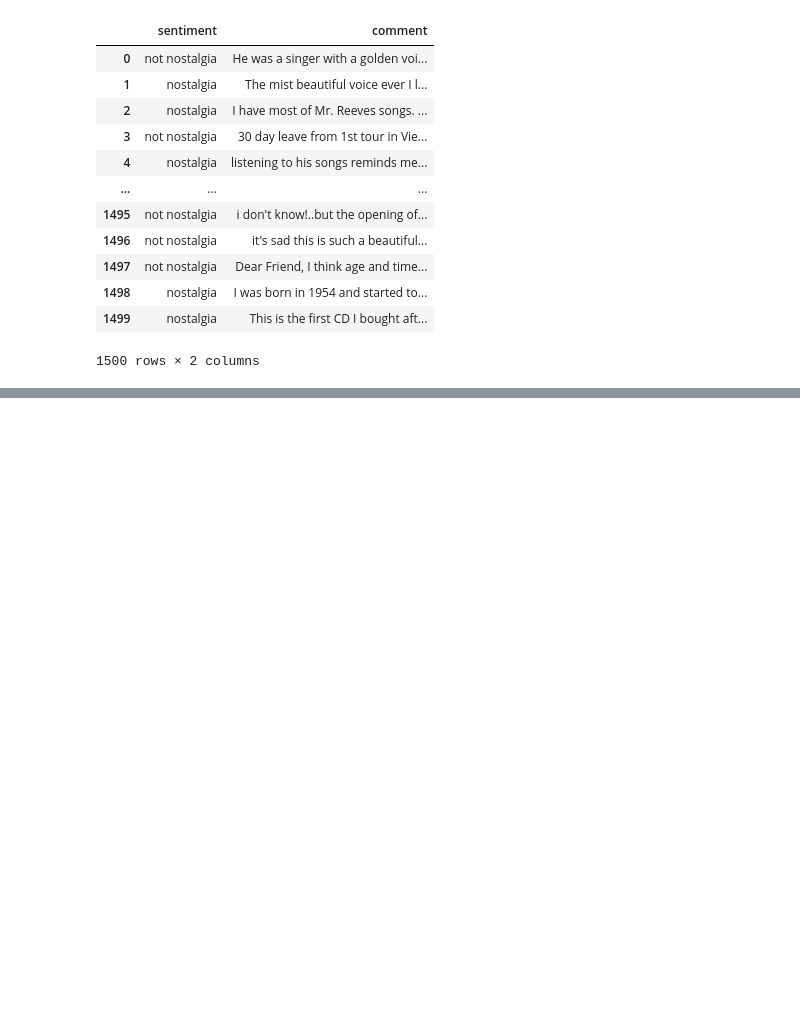
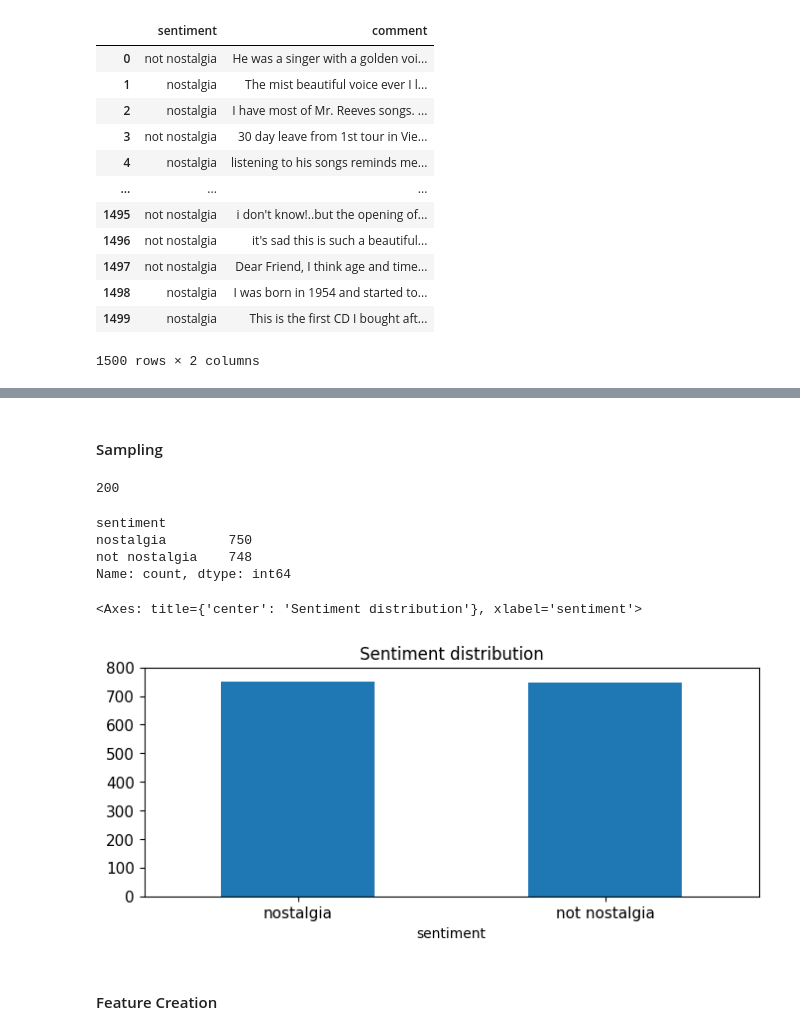
Before and after one commit to ChihHsunLin102/DM2024-Lab1-Homework, a Jupyter notebook: DM2024-Lab1-Homework.ipynb, the cells around one changed output, grey strips where cells are left out. Drawn from its saved outputs; the diff is of its cells as text; code cells hidden in the pictures; blank space fills up the shorter version.

```diff
--- a/DM2024-Lab1-Homework.ipynb
+++ b/DM2024-Lab1-Homework.ipynb
@@ -55,0 +156,3 @@ df
+# %%
+# Drop the only duplicate in the dataset
+df.drop_duplicates(keep=False, inplace=True) # inplace applies changes directly on our dataframe
@@ -55,0 +166,2 @@ df
+# %% [markdown]
+#### Sampling
@@ -55,0 +170,4 @@ df
+# %%
+len(df_sample)
+# %% [output]
+200
@@ -55,0 +177,18 @@ df
+# %%
+print(df.sentiment.value_counts())
+# %% [output]
+sentiment
+nostalgia        750
+not nostalgia    748
+Name: count, dtype: int64
+# %%
+# plot barchart for df
+df.sentiment.value_counts().plot(kind = 'bar',
+                                    title = 'Sentiment distribution',
+                                    ylim = [0, max(df.sentiment.value_counts())+50],
+                                    rot = 0, fontsize = 11, figsize = (8,3))
+# %% [output]
+<Axes: title={'center': 'Sentiment distribution'}, xlabel='sentiment'>
+[figure, added]
+# %% [markdown]
+#### Feature Creation
```
Also changed, not shown: parts of 45 cells of this notebook.
